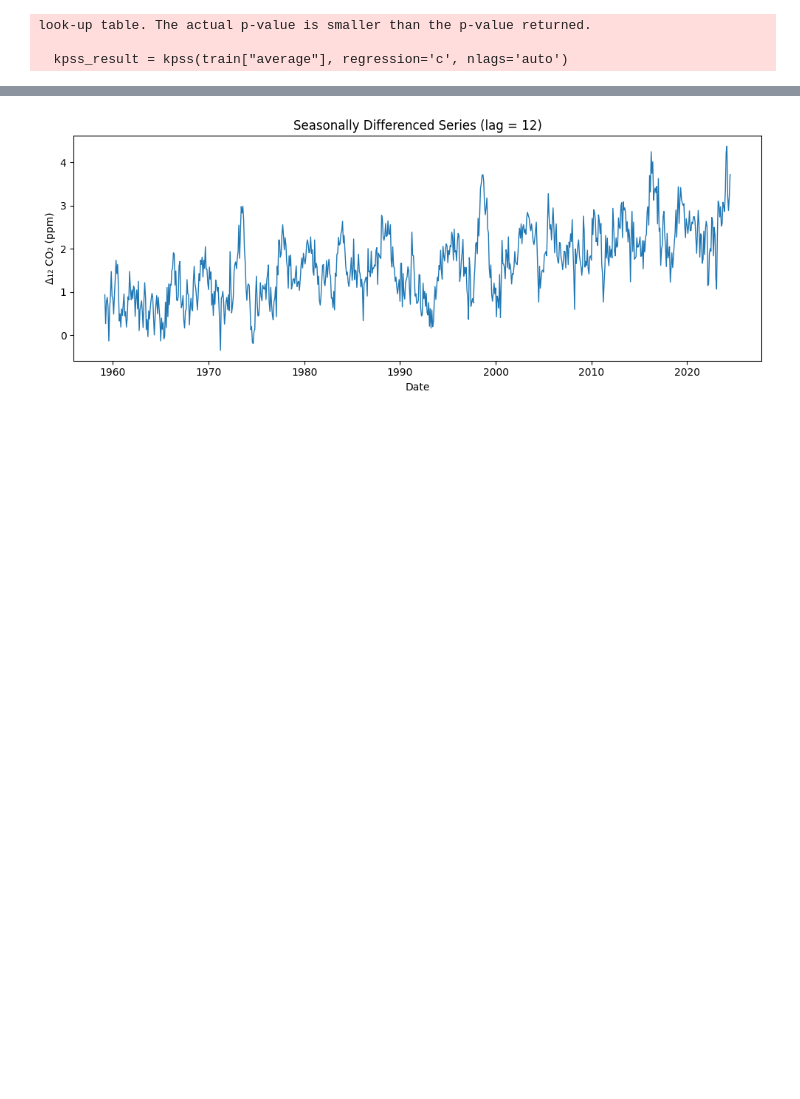
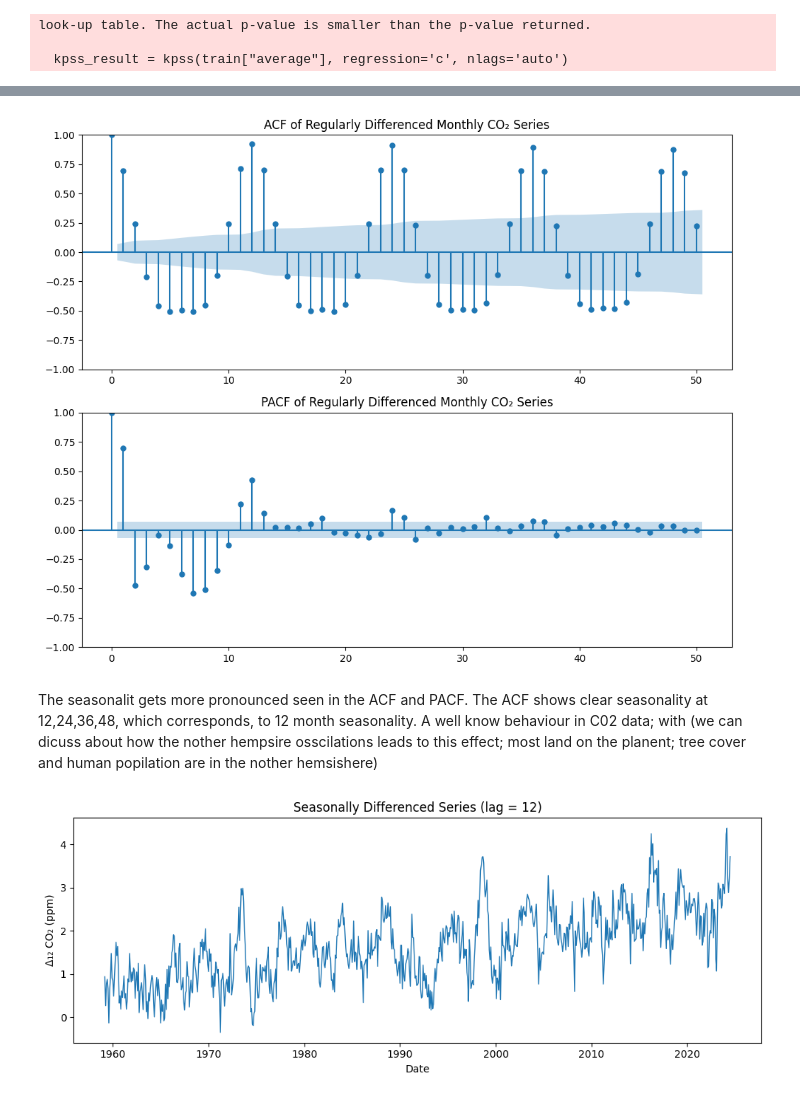
Before and after one commit to the-paulbear/noaa-greenhouse-gas-forecasting, a Jupyter notebook: time_series/CO2.ipynb, the cells around one changed output, grey strips where cells are left out. Cells and saved outputs as stored; diff of their text form; code cells hidden in the pictures; blank space fills up the shorter version.

```diff
--- a/time_series/CO2.ipynb
+++ b/time_series/CO2.ipynb
@@ -249,3 +406,26 @@ The series therefore requires further transformation before fitting models that
+# %%
+import matplotlib.pyplot as plt
+from statsmodels.graphics.tsaplots import plot_acf, plot_pacf
+
+# Use the combined differenced series
+diff_regular = train["average"].diff(1).dropna()
+
+fig, ax = plt.subplots(2, 1, figsize=(10, 8))
+
+# ACF plot
+plot_acf(diff_regular, ax=ax[0], lags=50)
+ax[0].set_title("ACF of Regularly Differenced Monthly CO₂ Series")
+
+# PACF plot
+plot_pacf(diff_regular, ax=ax[1], lags=50, method="ywm")
+ax[1].set_title("PACF of Regularly Differenced Monthly CO₂ Series")
+
+plt.tight_layout()
+plt.show()
+# %% [output]
+[figure, added]
+# %% [markdown]
+The seasonalit gets more pronounced seen in the ACF and PACF. The ACF shows clear seasonality at 12,24,36,48, which corresponds, to 12 month seasonality. A well know behaviour in C02 data; with (we can dicuss about how the nother hempsire osscilations leads to this effect; most land on the planent; tree cover and human popilation are in the nother hemsishere)
 # %%
 import matplotlib.pyplot as plt
 
```
Also changed, not shown: parts of 14 cells of this notebook.
